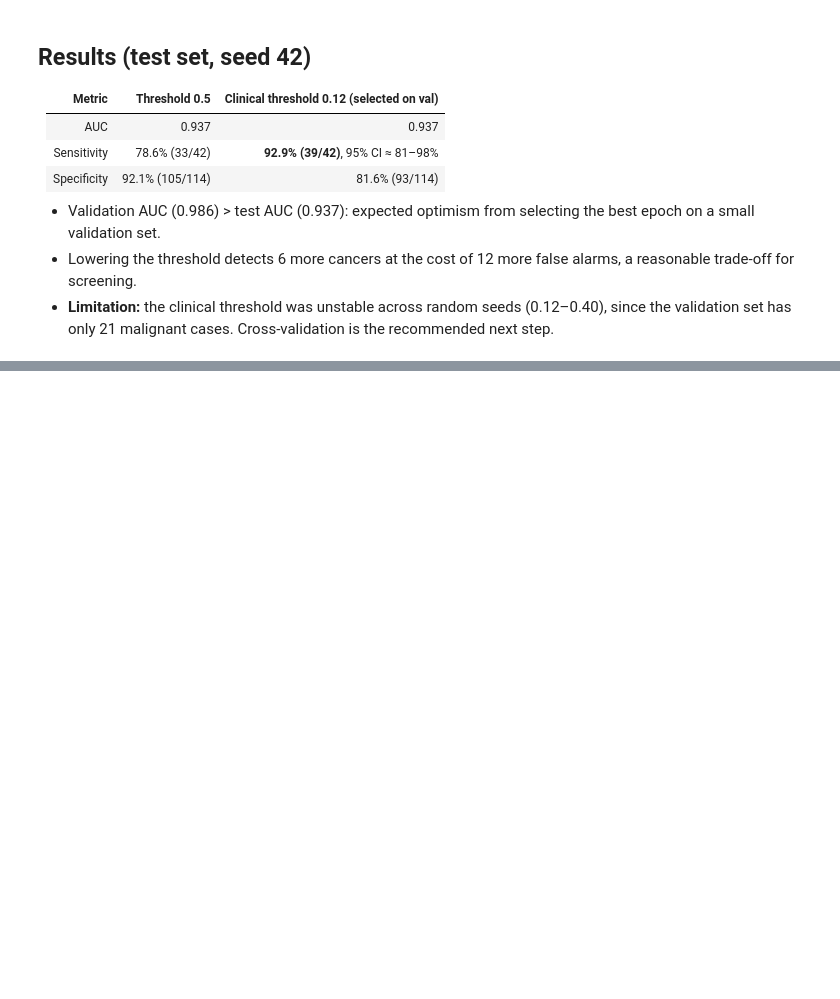
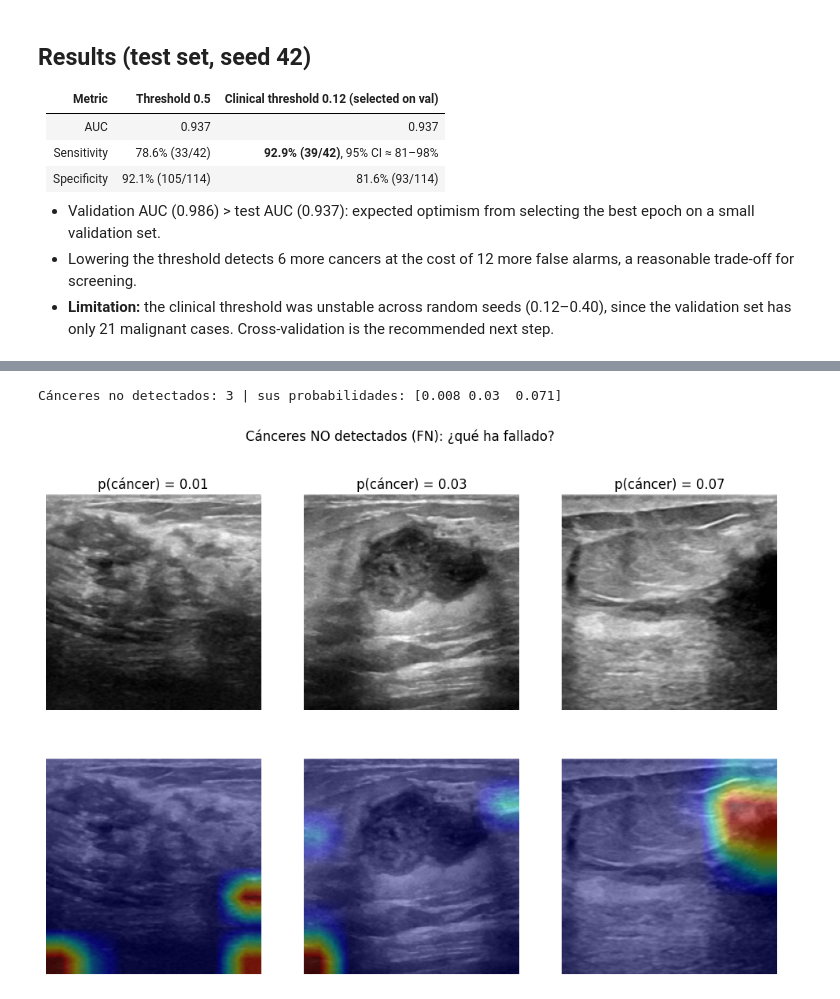
Before and after one commit to gerardagustina/breast-cancer-detection, a Jupyter notebook: notebooks/03_training.ipynb, the cells around one changed output, grey strips where cells are left out. Cells and saved outputs as stored; diff of their text form; code cells hidden in the pictures; blank space fills up the shorter version.

```diff
--- a/notebooks/03_training.ipynb
+++ b/notebooks/03_training.ipynb
@@ -234,0 +287,7 @@ Sensibilidad: 0.929 | Especificidad: 0.816
+# %%
+fn_idx = np.where((ys == 1) & (probs < umbral_clin))[0]
+print("Cánceres no detectados:", len(fn_idx), "| sus probabilidades:", probs[fn_idx].round(3))
+show_cam(fn_idx, "Cánceres NO detectados (FN): ¿qué ha fallado?")
+# %% [output]
+Cánceres no detectados: 3 | sus probabilidades: [0.008 0.03  0.071]
+[figure, added]
```
Also changed, not shown: parts of 3 cells of this notebook.
